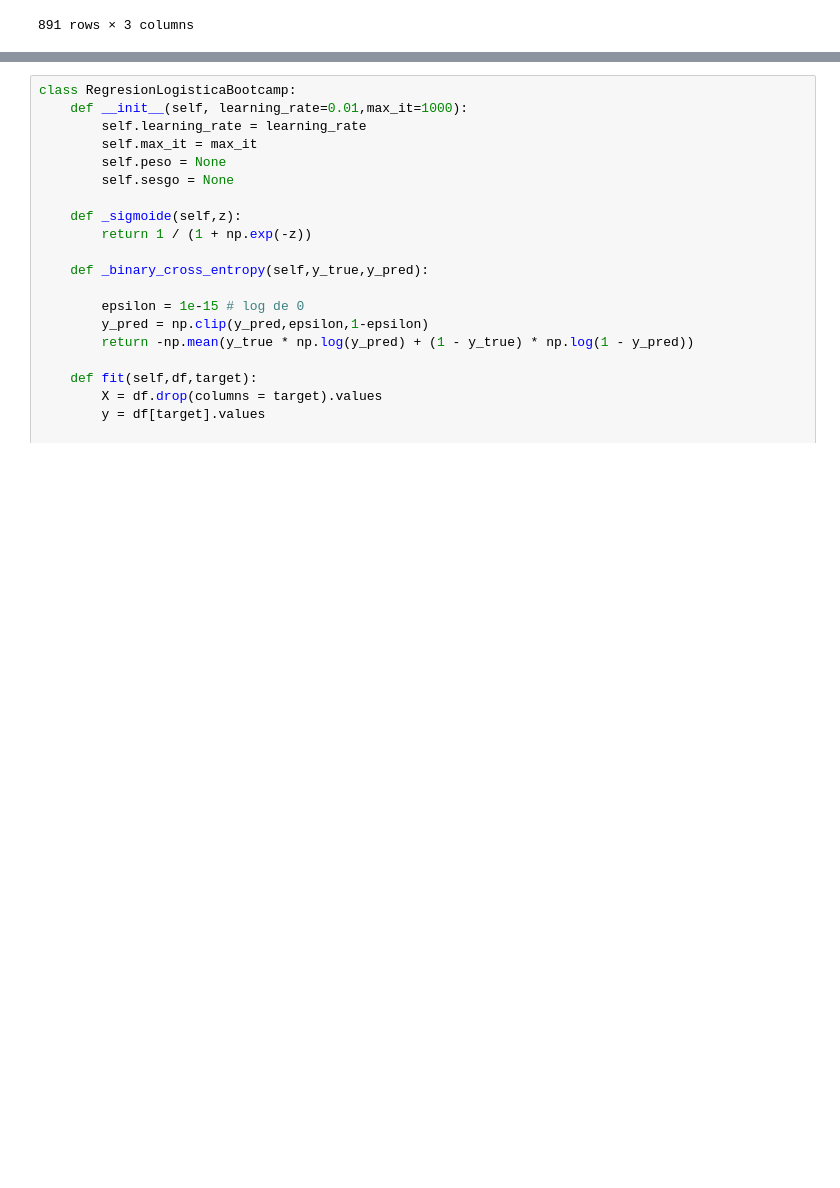
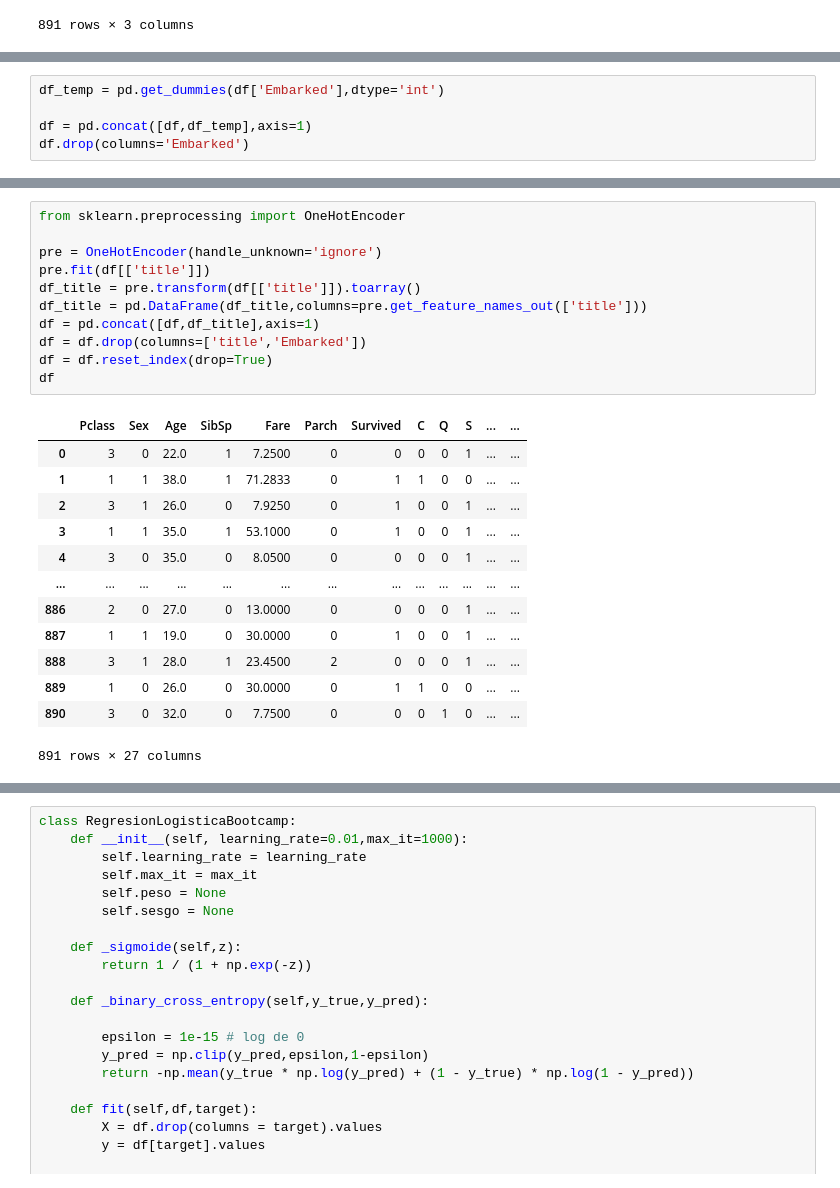
Before and after one commit to abdonrb/DS102024, a Jupyter notebook: 3-MachineLearning/2-Supervisado/ejercicios/ejercicio_2.ipynb, the cells around one changed output, grey strips where cells are left out. Drawn from its saved outputs; the diff is of its cells as text; blank space fills up the shorter version.

```diff
--- a/3-MachineLearning/2-Supervisado/ejercicios/ejercicio_2.ipynb
+++ b/3-MachineLearning/2-Supervisado/ejercicios/ejercicio_2.ipynb
@@ -82,0 +87,5 @@ df.select_dtypes(include='object')
+# %%
+df_temp = pd.get_dummies(df['Embarked'],dtype='int')
+
+df = pd.concat([df,df_temp],axis=1)
+df.drop(columns='Embarked')
@@ -82,0 +106,25 @@ df.select_dtypes(include='object')
+# %%
+from sklearn.preprocessing import OneHotEncoder
+
+pre = OneHotEncoder(handle_unknown='ignore')
+pre.fit(df[['title']])
+df_title = pre.transform(df[['title']]).toarray()
+df_title = pd.DataFrame(df_title,columns=pre.get_feature_names_out(['title']))
+df = pd.concat([df,df_title],axis=1)
+df = df.drop(columns=['title','Embarked'])
+df = df.reset_index(drop=True)
+df
+# %% [output]
+|  | Pclass | Sex | Age | SibSp | Fare | Parch | Survived | C | Q | S | ... | ... |
+| 0 | 3 | 0 | 22.0 | 1 | 7.2500 | 0 | 0 | 0 | 0 | 1 | ... | ... |
+| 1 | 1 | 1 | 38.0 | 1 | 71.2833 | 0 | 1 | 1 | 0 | 0 | ... | ... |
+| 2 | 3 | 1 | 26.0 | 0 | 7.9250 | 0 | 1 | 0 | 0 | 1 | ... | ... |
+| 3 | 1 | 1 | 35.0 | 1 | 53.1000 | 0 | 1 | 0 | 0 | 1 | ... | ... |
+| 4 | 3 | 0 | 35.0 | 0 | 8.0500 | 0 | 0 | 0 | 0 | 1 | ... | ... |
+| ... | ... | ... | ... | ... | ... | ... | ... | ... | ... | ... | ... | ... |
+| 886 | 2 | 0 | 27.0 | 0 | 13.0000 | 0 | 0 | 0 | 0 | 1 | ... | ... |
+| 887 | 1 | 1 | 19.0 | 0 | 30.0000 | 0 | 1 | 0 | 0 | 1 | ... | ... |
+| 888 | 3 | 1 | 28.0 | 1 | 23.4500 | 2 | 0 | 0 | 0 | 1 | ... | ... |
+| 889 | 1 | 0 | 26.0 | 0 | 30.0000 | 0 | 1 | 1 | 0 | 0 | ... | ... |
+| 890 | 3 | 0 | 32.0 | 0 | 7.7500 | 0 | 0 | 0 | 1 | 0 | ... | ... |
+891 rows × 27 columns
```
Also changed, not shown: parts of 15 cells of this notebook, 5 other files.
